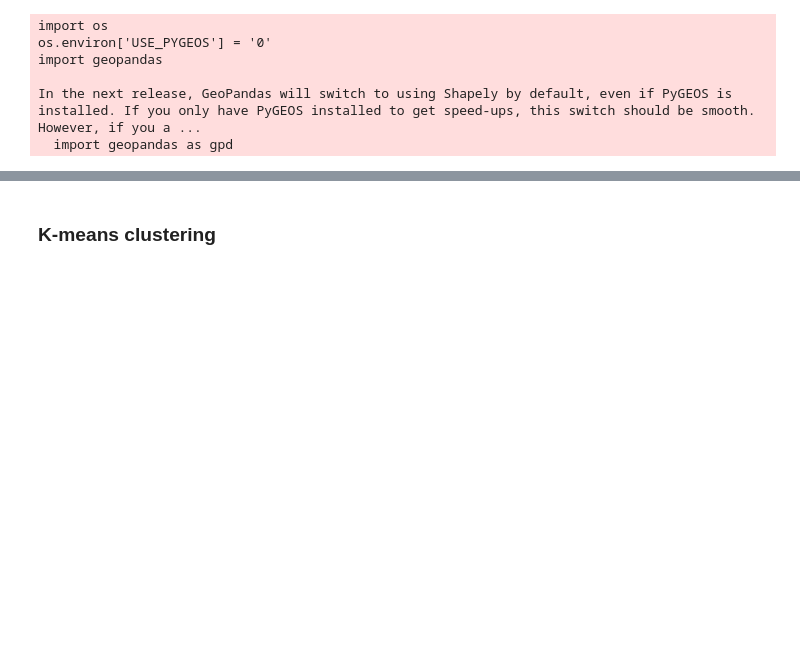
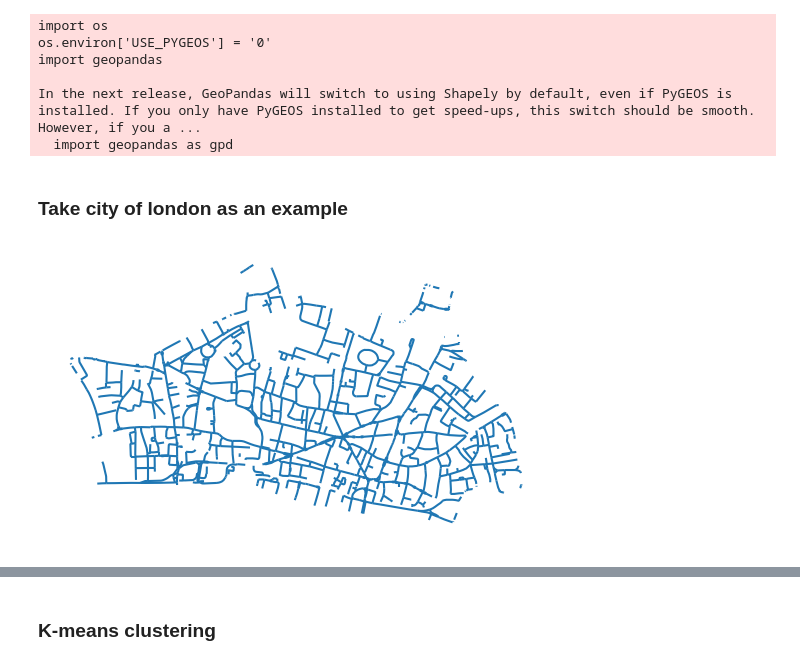
Before and after one commit to ZongheMa/Dissertation, a Jupyter notebook: Methodology.ipynb, the cells around one changed output, grey strips where cells are left out. Saved outputs shown, nothing was run; the diff lists cells and outputs as text; code cells hidden in the pictures; blank space fills up the shorter version.

```diff
--- a/Methodology.ipynb
+++ b/Methodology.ipynb
@@ -97,6 +97,7 @@ flows = flows.loc[flows['date'].isin(stage_date)]
 # label the regional level
 flows = gpd.sjoin(flows, inoutter, how='inner', predicate='within')
 flows = flows.drop(columns=['index_right', 'Source', 'Area_Ha', 'Shape_Leng', 'Shape_Area'])
+flows.reset_index(drop=True, inplace=True)
 
 # convert the dataframe
 flows = pd.melt(flows,
@@ -111,10 +112,28 @@ flows.drop(columns=['date'], inplace=True)
 flows = flows.groupby(
     ['toid', 'mode', 'classification', 'geometry', 'directiona', 'length', 'roadwidthm', 'elevationg',
      'Boundary'], as_index=False).agg(
-    {'03/01/22': 'first', '02/22/22': 'first', '03/08/22': 'first'}).reset_index()
+    {'03/01/22': 'first', '02/22/22': 'first', '03/08/22': 'first'})
 
 # calculate the impact and recovery flows for one strike
 flows['impact_flow'] = flows['03/01/22'] - flows['02/22/22']
 flows['recovery_flow'] = flows['03/08/22'] - flows['03/01/22']
-
-flows = flows.drop(columns=['index'],inplace=True)
+# %% [markdown]
+### Take city of  london as an example
+# %%
+# load the city of london LA
+LA = gpd.read_file(
+    '/Users/zonghe/Library/CloudStorage/OneDrive-UniversityCollegeLondon/Zonghe Ma/Raw data/London administrative boundaries/LA/LA .shp',
+    crs={'init': 'epsg:27700'})
+CoL = LA.loc[LA['LAD22NM'] == 'City of London']
+
+# spatial clip of the flows data
+flows = gpd.GeoDataFrame(flows, geometry='geometry')
+CoL_flows = gpd.clip(flows, CoL)
+
+flows = CoL_flows.copy().reset_index(drop=True)
+
+flows.plot()
+plt.axis('off')
+plt.show()
+# %% [output]
+[figure, added]
```
Also changed, not shown: parts of 17 cells of this notebook, 4 other files.
